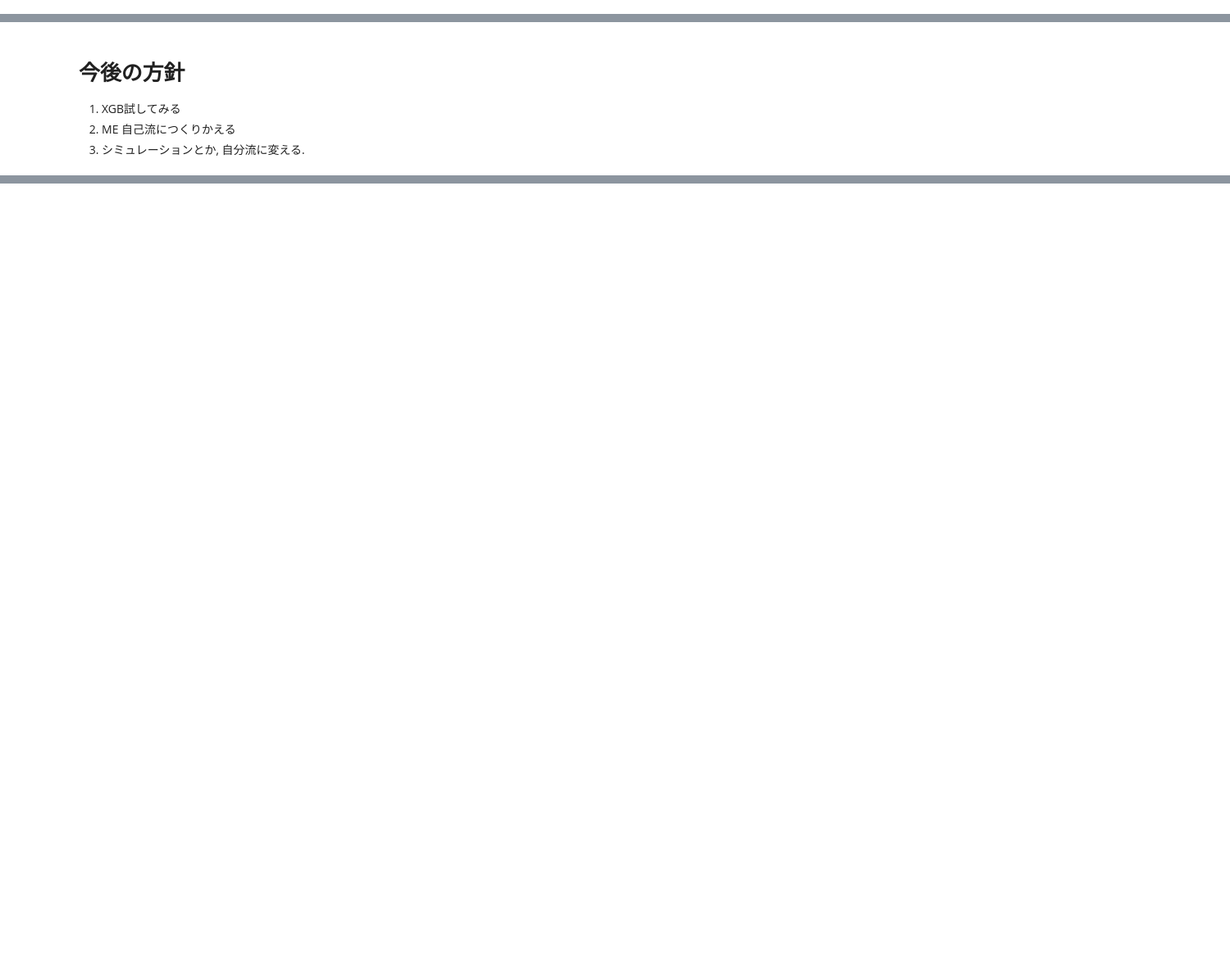
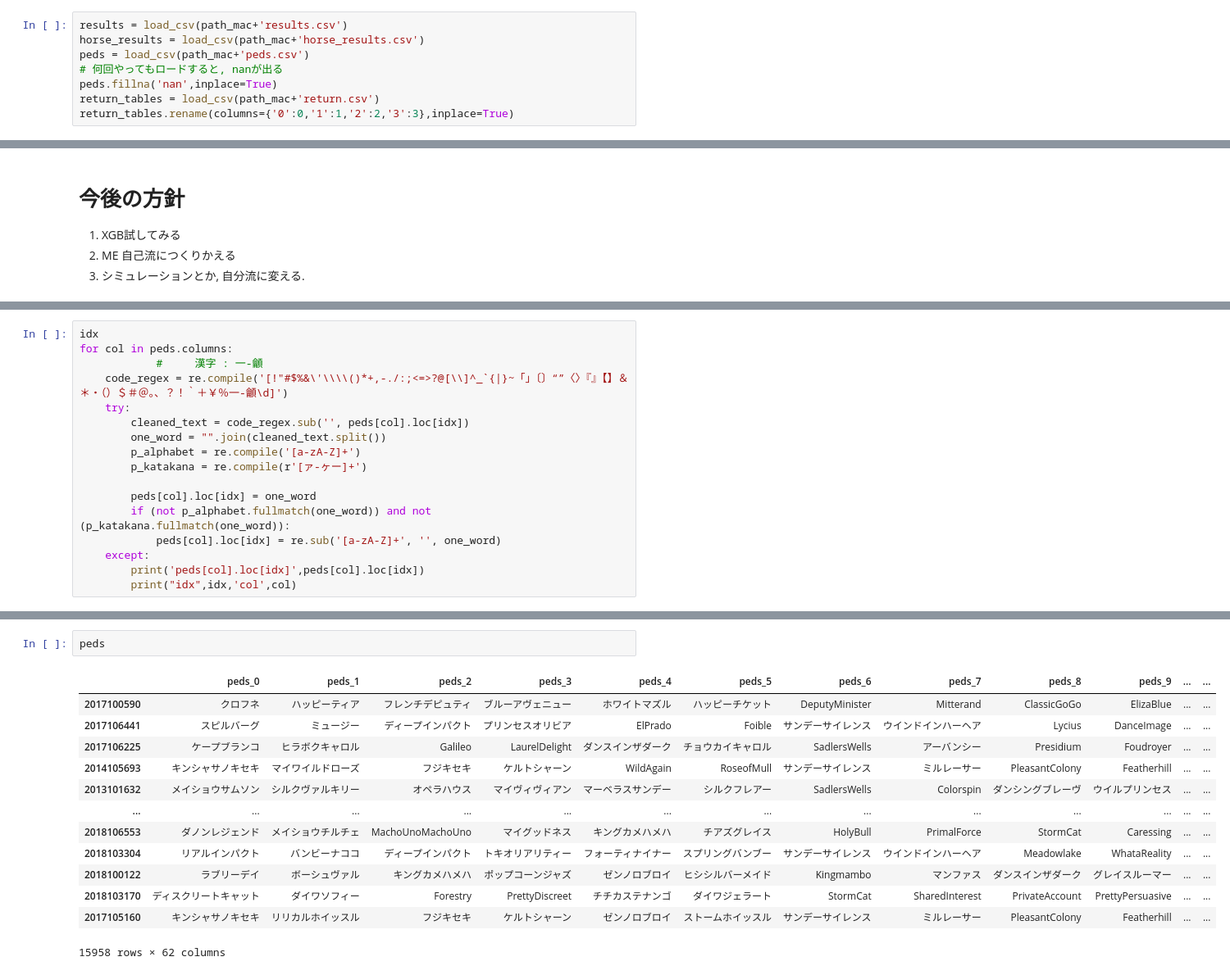
Before and after one commit to yodarjeering/horse, a Jupyter notebook: HorseBook.ipynb, the cells around one changed output, grey strips where cells are left out. Shown at 82% size. Cells and saved outputs as stored; diff of their text form; blank space fills up the shorter version.

```diff
--- a/HorseBook.ipynb
+++ b/HorseBook.ipynb
@@ -1418,0 +2157,8 @@ for place in ['03','05','09']:
+# %%
+results = load_csv(path_mac+'results.csv')
+horse_results = load_csv(path_mac+'horse_results.csv')
+peds = load_csv(path_mac+'peds.csv')
+# 何回やってもロードすると, nanが出る
+peds.fillna('nan',inplace=True)
+return_tables = load_csv(path_mac+'return.csv')
+return_tables.rename(columns={'0':0,'1':1,'2':2,'3':3},inplace=True)
@@ -1481,0 +2389,17 @@ device_lib.list_local_devices()
+# %%
+idx
+for col in peds.columns:
+            #     漢字 : 一-龥
+    code_regex = re.compile('[!"#$%&\'\\\\()*+,-./:;<=>?@[\\]^_`{|}~「」〔〕“”〈〉『』【】＆＊・（）＄＃＠。、？！｀＋￥％一-龥\d]')
+    try:
+        cleaned_text = code_regex.sub('', peds[col].loc[idx])
+        one_word = "".join(cleaned_text.split())
+        p_alphabet = re.compile('[a-zA-Z]+')
+        p_katakana = re.compile(r'[ァ-ヶー]+')
+
+        peds[col].loc[idx] = one_word
+        if (not p_alphabet.fullmatch(one_word)) and not (p_katakana.fullmatch(one_word)):
+            peds[col].loc[idx] = re.sub('[a-zA-Z]+', '', one_word)
+    except:
+        print('peds[col].loc[idx]',peds[col].loc[idx])
+        print("idx",idx,'col',col)
@@ -1481,0 +2721,16 @@ device_lib.list_local_devices()
+# %%
+peds
+# %% [output]
+|  | peds_0 | peds_1 | peds_2 | peds_3 | peds_4 | peds_5 | peds_6 | peds_7 | peds_8 | peds_9 | ... | ... |
+| 2017100590 | クロフネ | ハッピーティア | フレンチデピュティ | ブルーアヴェニュー | ホワイトマズル | ハッピーチケット | DeputyMinister | Mitterand | ClassicGoGo | ElizaBlue | ... | ... |
+| 2017106441 | スピルバーグ | ミュージー | ディープインパクト | プリンセスオリビア | ElPrado | Foible | サンデーサイレンス | ウインドインハーヘア | Lycius | DanceImage | ... | ... |
+| 2017106225 | ケープブランコ | ヒラボクキャロル | Galileo | LaurelDelight | ダンスインザダーク | チョウカイキャロル | SadlersWells | アーバンシー | Presidium | Foudroyer | ... | ... |
+| 2014105693 | キンシャサノキセキ | マイワイルドローズ | フジキセキ | ケルトシャーン | WildAgain | RoseofMull | サンデーサイレンス | ミルレーサー | PleasantColony | Featherhill | ... | ... |
+| 2013101632 | メイショウサムソン | シルクヴァルキリー | オペラハウス | マイヴィヴィアン | マーベラスサンデー | シルクフレアー | SadlersWells | Colorspin | ダンシングブレーヴ | ウイルプリンセス | ... | ... |
+| ... | ... | ... | ... | ... | ... | ... | ... | ... | ... | ... | ... | ... |
+| 2018106553 | ダノンレジェンド | メイショウチルチェ | MachoUnoMachoUno | マイグッドネス | キングカメハメハ | チアズグレイス | HolyBull | PrimalForce | StormCat | Caressing | ... | ... |
+| 2018103304 | リアルインパクト | バンビーナココ | ディープインパクト | トキオリアリティー | フォーティナイナー | スプリングバンブー | サンデーサイレンス | ウインドインハーヘア | Meadowlake | WhataReality | ... | ... |
+| 2018100122 | ラブリーデイ | ボーシュヴァル | キングカメハメハ | ポップコーンジャズ | ゼンノロブロイ | ヒシシルバーメイド | Kingmambo | マンファス | ダンスインザダーク | グレイスルーマー | ... | ... |
+| 2018103170 | ディスクリートキャット | ダイワソフィー | Forestry | PrettyDiscreet | チチカステナンゴ | ダイワジェラート | StormCat | SharedInterest | PrivateAccount | PrettyPersuasive | ... | ... |
+| 2017105160 | キンシャサノキセキ | リリカルホイッスル | フジキセキ | ケルトシャーン | ゼンノロブロイ | ストームホイッスル | サンデーサイレンス | ミルレーサー | PleasantColony | Featherhill | ... | ... |
+15958 rows × 62 columns
```
Also changed, not shown: parts of 178 cells of this notebook, 8 other files.
